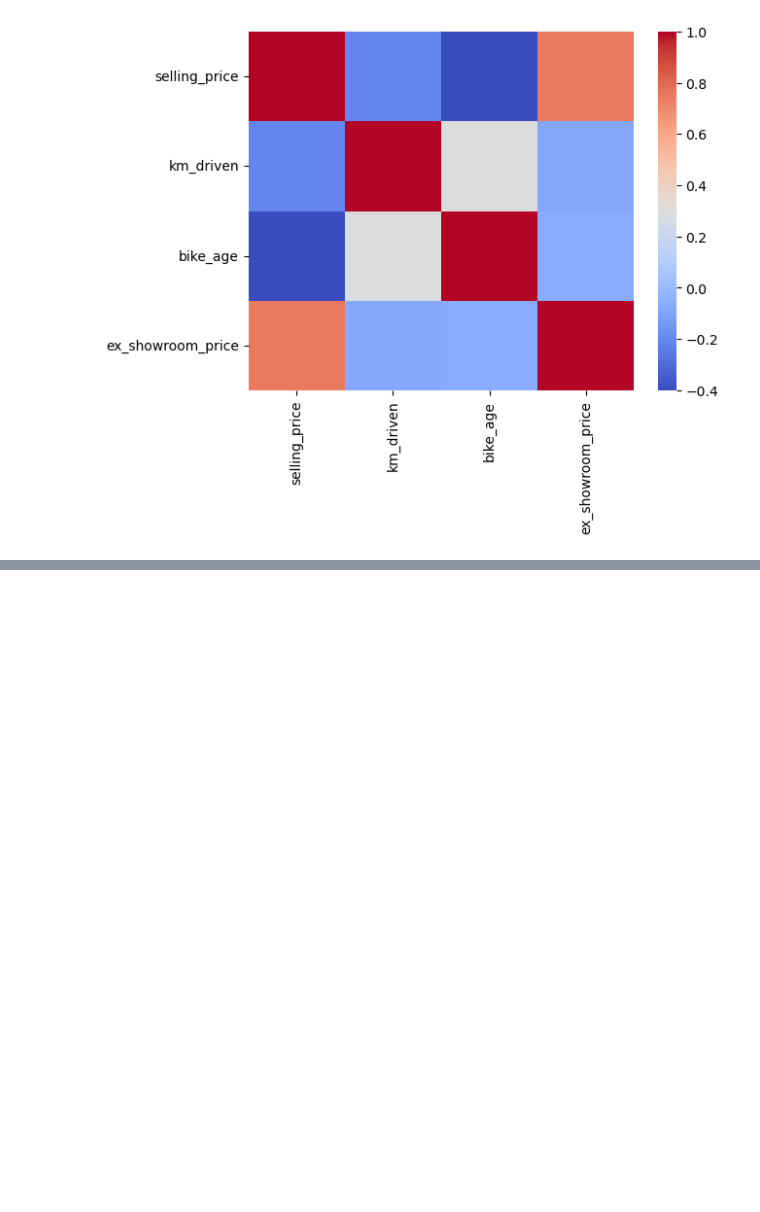
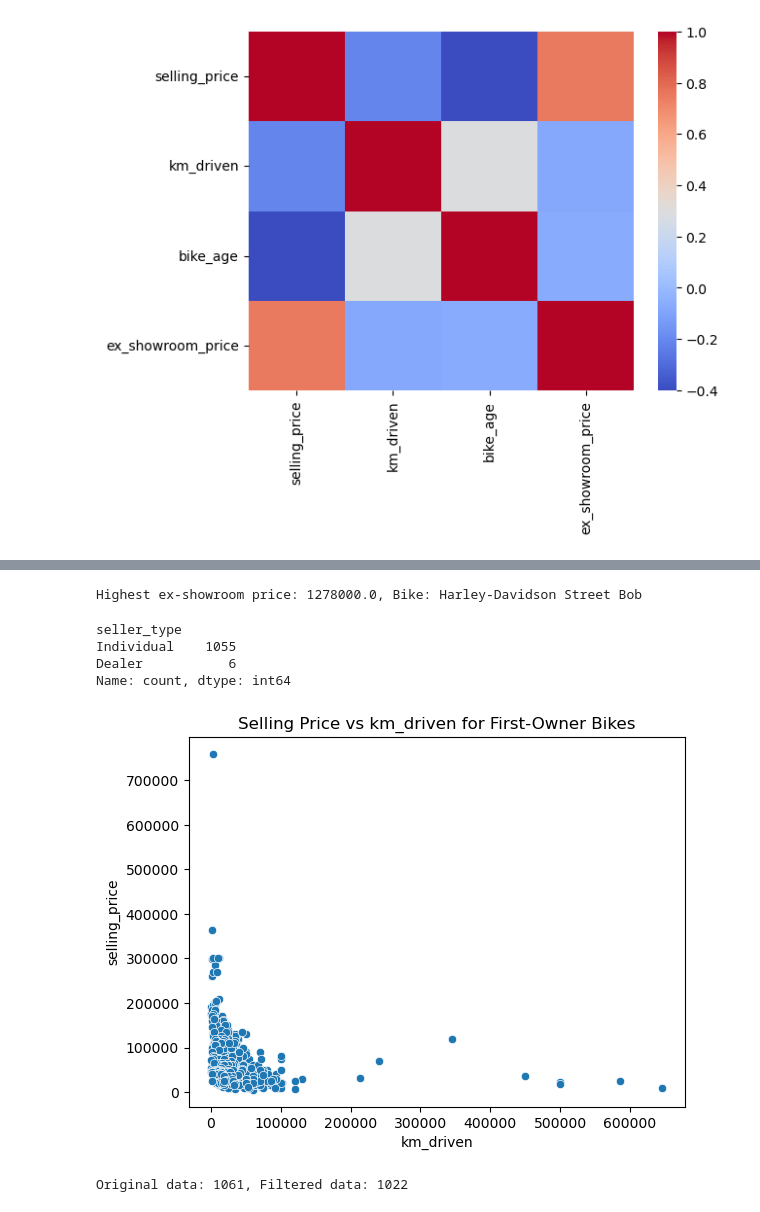
Before and after one commit to vinayiet/EDA, a Jupyter notebook: Bike(Eda).ipynb, the cells around one changed output, grey strips where cells are left out. Drawn from its saved outputs; the diff is of its cells as text; code cells hidden in the pictures; blank space fills up the shorter version.

```diff
--- a/Bike(Eda).ipynb
+++ b/Bike(Eda).ipynb
@@ -223,0 +283,34 @@ sns.heatmap(corr_matrix, cmap ='coolwarm')
+# %%
+# 8. Highest Ex-Showroom Price & Corresponding Bike
+max_ex_showroom_price = df["ex_showroom_price"].max()
+bike_max_price = df[df["ex_showroom_price"] == max_ex_showroom_price]["name"].values[0]
+print(f"Highest ex-showroom price: {max_ex_showroom_price}, Bike: {bike_max_price}")
+# %% [output]
+Highest ex-showroom price: 1278000.0, Bike: Harley-Davidson Street Bob
+# %%
+# 9. Number of Bikes Listed by Each Seller Type
+bikes_by_seller = df["seller_type"].value_counts()
+print(bikes_by_seller)
+# %% [output]
+seller_type
+Individual    1055
+Dealer           6
+Name: count, dtype: int64
+# %%
+# 10. Relationship Between Selling Price & km_driven for First-Owner Bikes
+import matplotlib.pyplot as plt
+sns.scatterplot(data=df[df["owner"] == "1st owner"], x="km_driven", y="selling_price")
+plt.title("Selling Price vs km_driven for First-Owner Bikes")
+plt.show()
+# %% [output]
+[figure, added]
+# %%
+# 11. Remove Outliers in km_driven Using IQR
+Q1 = df["km_driven"].quantile(0.25)
+Q3 = df["km_driven"].quantile(0.75)
+IQR = Q3 - Q1
+
+df_filtered = df[(df["km_driven"] >= (Q1 - 1.5 * IQR)) & (df["km_driven"] <= (Q3 + 1.5 * IQR))]
+print(f"Original data: {df.shape[0]}, Filtered data: {df_filtered.shape[0]}")
+# %% [output]
+Original data: 1061, Filtered data: 1022
```
Also changed, not shown: parts of 12 cells of this notebook.
